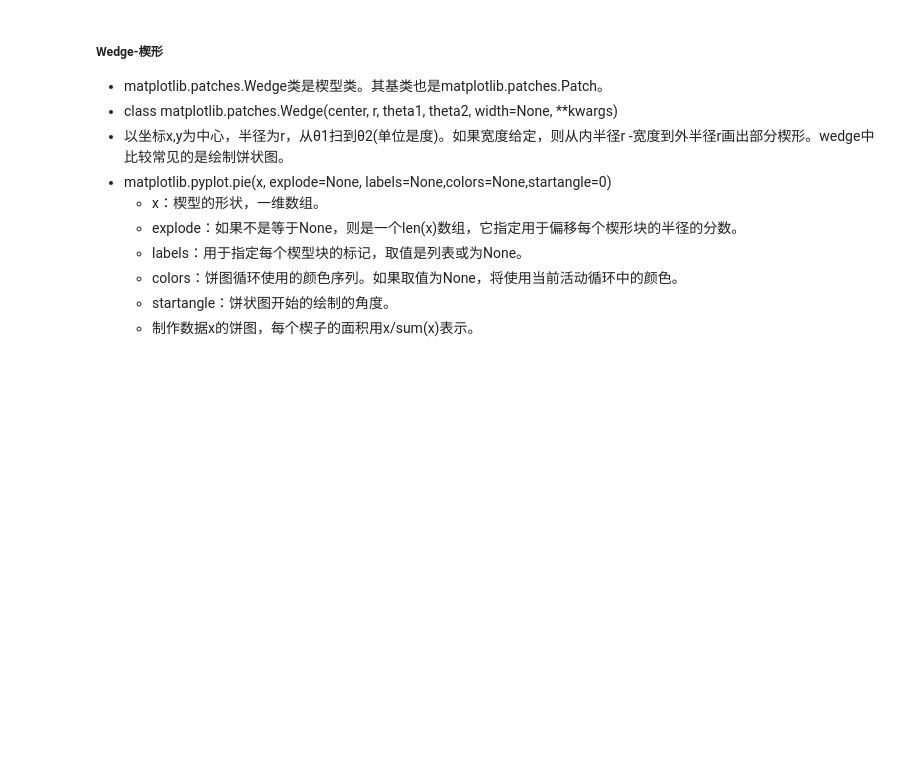
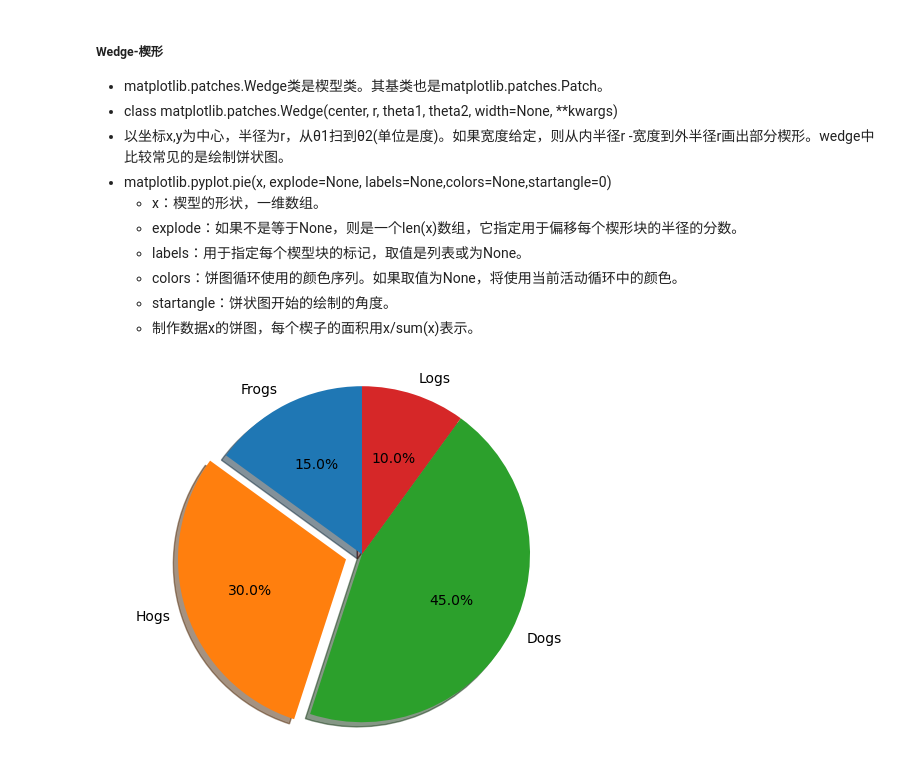
Before and after one commit to GGuo888/fantastic-matplotlib, a Jupyter notebook: practice/day02.ipynb, the cells around one changed output. Saved outputs shown, nothing was run; the diff lists cells and outputs as text; code cells hidden in the pictures; blank space fills up the shorter version.

```diff
--- a/practice/day02.ipynb
+++ b/practice/day02.ipynb
@@ -237,3 +237,13 @@ plt.show()
     - colors：饼图循环使用的颜色序列。如果取值为None，将使用当前活动循环中的颜色。
     - startangle：饼状图开始的绘制的角度。
     - 制作数据x的饼图，每个楔子的面积用x/sum(x)表示。
+# %%
+# 使用plt.pie接口绘制饼图
+labels = ['Frogs','Hogs','Dogs','Logs']
+size = [15,30,45,10]
+explodes = (0,0.1,0,0)
+fig1,ax1 = plt.subplots()
+ax1.pie(size,explodes,labels,autopct='%1.1f%%',shadow=True,startangle=90)
+ax1.axis('equal');
+# %% [output]
+[figure, added]
```
Also changed, not shown: parts of 25 cells of this notebook.
